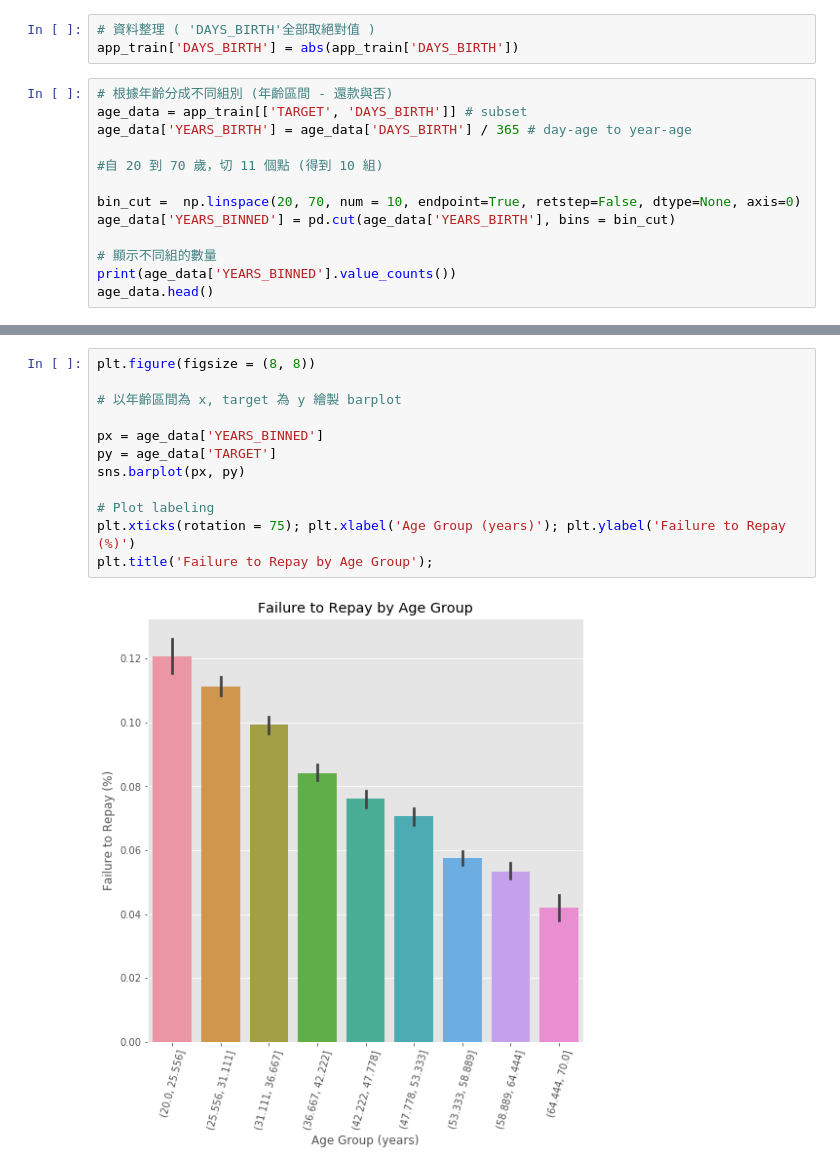
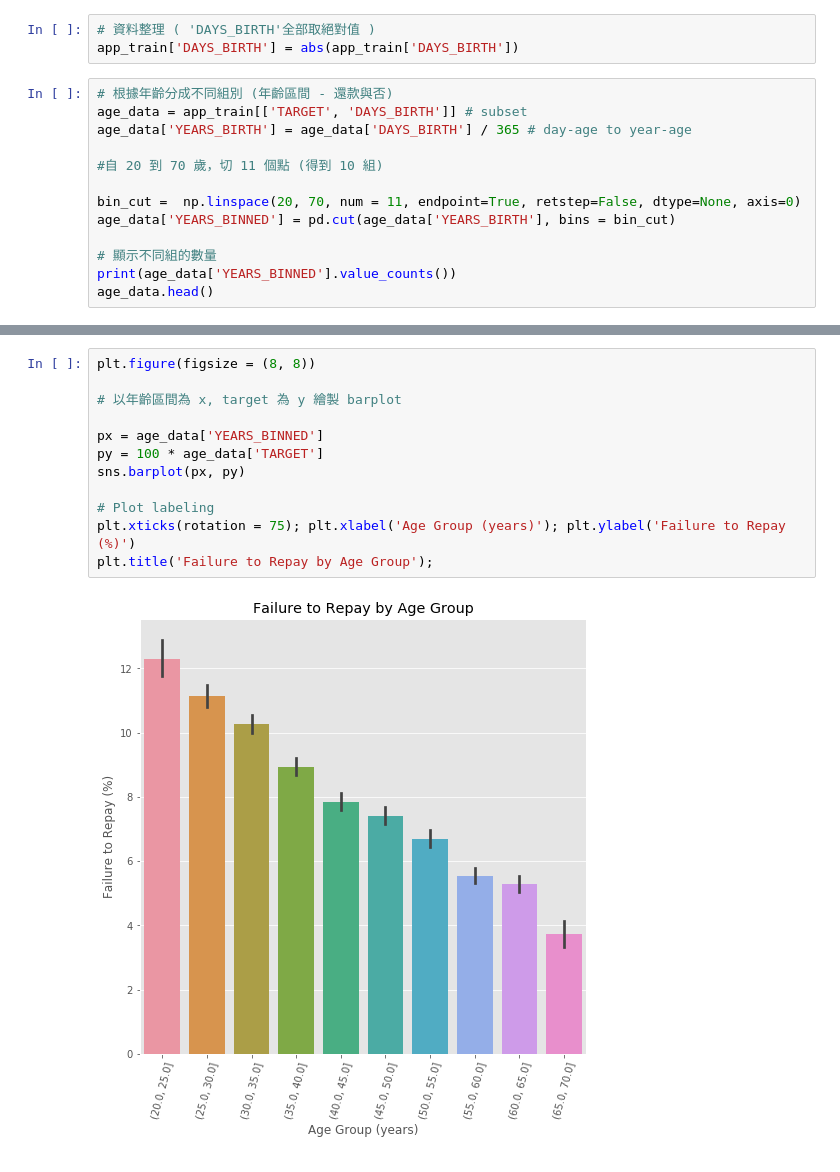
Before and after one commit to Hulu0201/2nd-ML100Days, a Jupyter notebook: homework/Day_011/Day_011_HW.ipynb, the cells around one changed output, grey strips where cells are left out. Saved outputs shown, nothing was run; the diff lists cells and outputs as text.

```diff
--- a/homework/Day_011/Day_011_HW.ipynb
+++ b/homework/Day_011/Day_011_HW.ipynb
@@ -53,7 +53,7 @@ age_data['YEARS_BIRTH'] = age_data['DAYS_BIRTH'] / 365 # day-age to year-age
 
 #自 20 到 70 歲，切 11 個點 (得到 10 組)
 
-bin_cut =  np.linspace(20, 70, num = 10, endpoint=True, retstep=False, dtype=None, axis=0)
+bin_cut =  np.linspace(20, 70, num = 11, endpoint=True, retstep=False, dtype=None, axis=0)
 age_data['YEARS_BINNED'] = pd.cut(age_data['YEARS_BIRTH'], bins = bin_cut)
 
 # 顯示不同組的數量
@@ -111,14 +113,14 @@ age_groups
 # %%
 plt.figure(figsize = (8, 8))
 
 # 以年齡區間為 x, target 為 y 繪製 barplot
 
 px = age_data['YEARS_BINNED']
-py = age_data['TARGET']
+py = 100 * age_data['TARGET']
 sns.barplot(px, py)
 
 # Plot labeling
 plt.xticks(rotation = 75); plt.xlabel('Age Group (years)'); plt.ylabel('Failure to Repay (%)')
 plt.title('Failure to Repay by Age Group');
 # %% [output]
-[figure, old version]
+[figure, new version]
```
Also changed, not shown: parts of 3 cells of this notebook.
